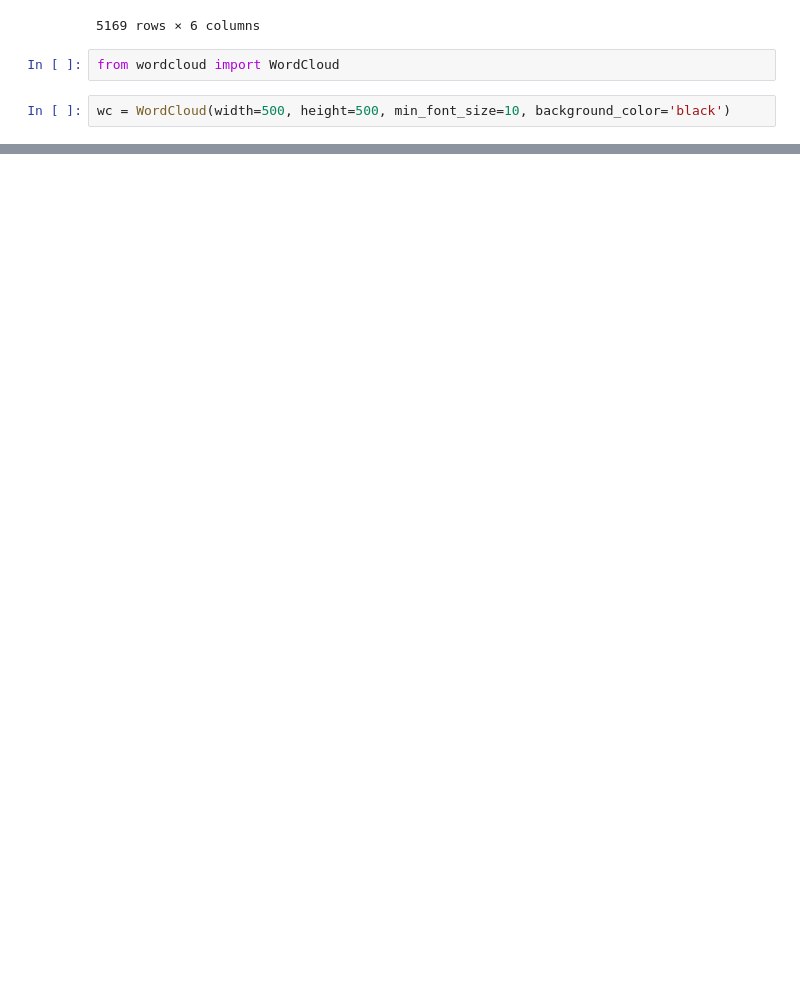
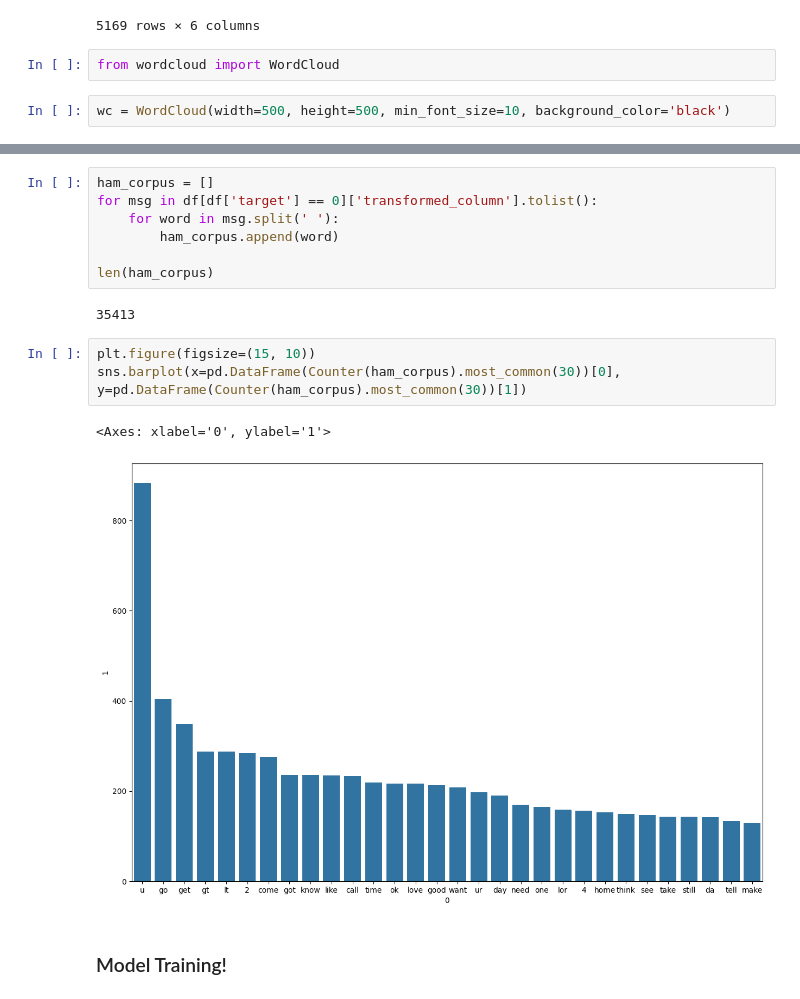
Before and after one commit to HarshXtech/real-world-machine-learning-project, a Jupyter notebook: spam-email-classifier/sms spam classifier.ipynb, the cells around one changed output, grey strips where cells are left out. Drawn from its saved outputs; the diff is of its cells as text; blank space fills up the shorter version.

```diff
--- a/spam-email-classifier/sms spam classifier.ipynb
+++ b/spam-email-classifier/sms spam classifier.ipynb
@@ -280,0 +297,17 @@ plt.imshow(spam_wordcloud)
+# %%
+ham_corpus = []
+for msg in df[df['target'] == 0]['transformed_column'].tolist():
+    for word in msg.split(' '):
+        ham_corpus.append(word)
+
+len(ham_corpus)
+# %% [output]
+35413
+# %%
+plt.figure(figsize=(15, 10))
+sns.barplot(x=pd.DataFrame(Counter(ham_corpus).most_common(30))[0], y=pd.DataFrame(Counter(ham_corpus).most_common(30))[1])
+# %% [output]
+<Axes: xlabel='0', ylabel='1'>
+[figure, added]
+# %% [markdown]
+### Model Training!
```
Also changed, not shown: parts of 9 cells of this notebook.
